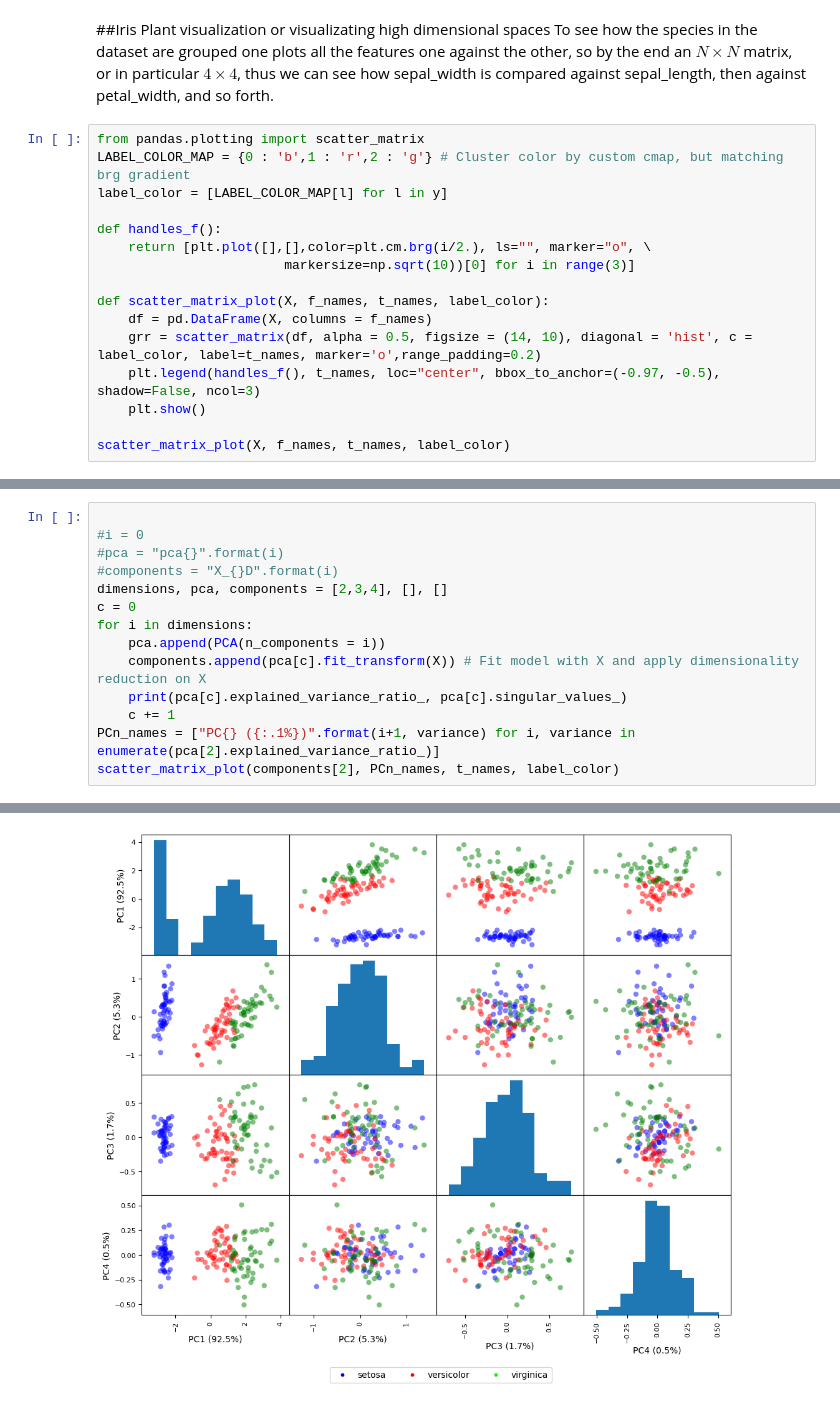
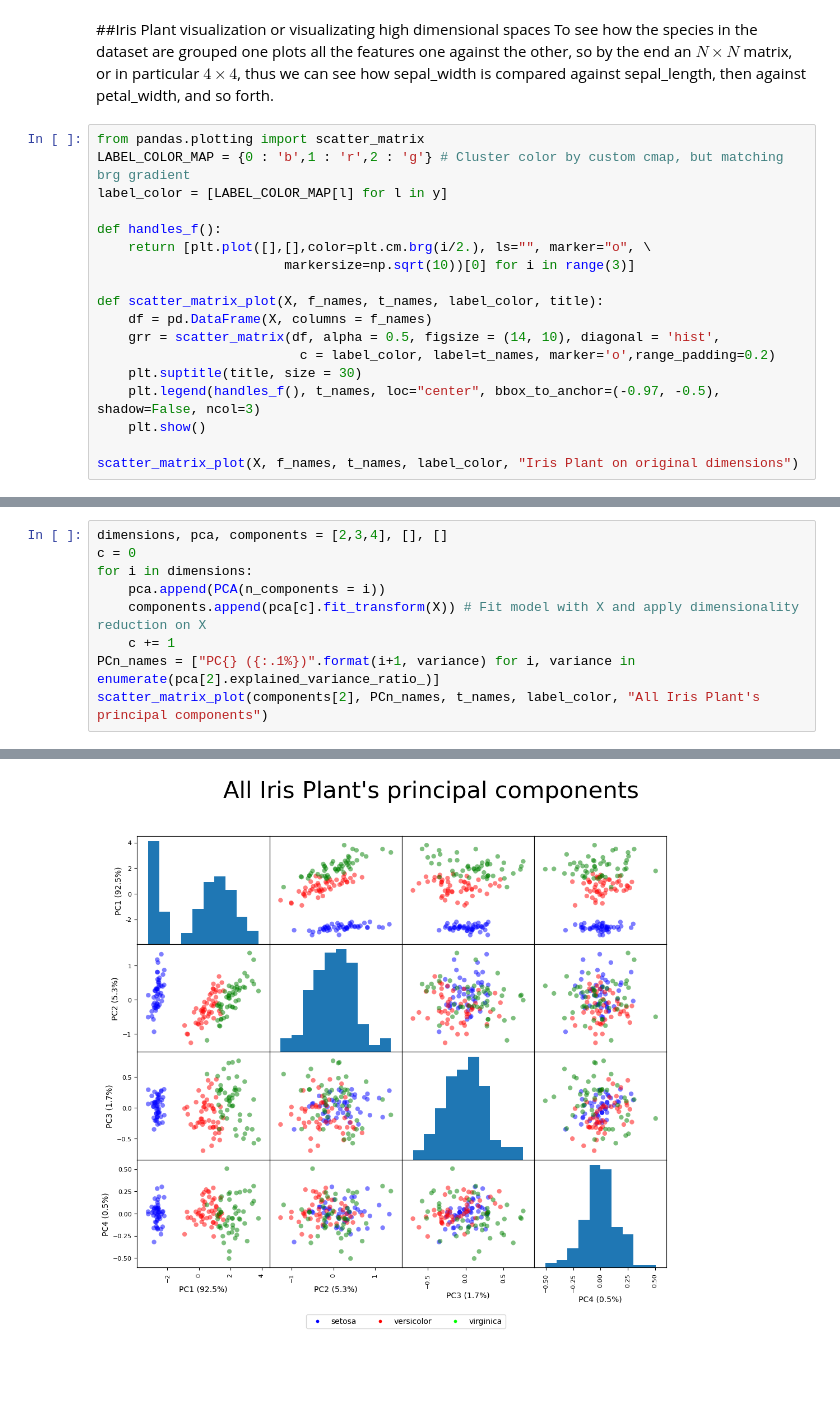
Before and after one commit to delatorrena2016/MachineLearningCourseUG, a Jupyter notebook: UNSUPERVISED LEARNING/02. PCA/Prac2IRISPLANT.ipynb, the cells around one changed output, grey strips where cells are left out. Cells and saved outputs as stored; diff of their text form; blank space fills up the shorter version.

```diff
--- a/UNSUPERVISED LEARNING/02. PCA/Prac2IRISPLANT.ipynb
+++ b/UNSUPERVISED LEARNING/02. PCA/Prac2IRISPLANT.ipynb
@@ -46,11 +48,13 @@ def handles_f():
     return [plt.plot([],[],color=plt.cm.brg(i/2.), ls="", marker="o", \
                         markersize=np.sqrt(10))[0] for i in range(3)]
 
-def scatter_matrix_plot(X, f_names, t_names, label_color):
+def scatter_matrix_plot(X, f_names, t_names, label_color, title):
     df = pd.DataFrame(X, columns = f_names)
-    grr = scatter_matrix(df, alpha = 0.5, figsize = (14, 10), diagonal = 'hist', c = label_color, label=t_names, marker='o',range_padding=0.2)
+    grr = scatter_matrix(df, alpha = 0.5, figsize = (14, 10), diagonal = 'hist',
+                          c = label_color, label=t_names, marker='o',range_padding=0.2)
+    plt.suptitle(title, size = 30)
     plt.legend(handles_f(), t_names, loc="center", bbox_to_anchor=(-0.97, -0.5), shadow=False, ncol=3)
     plt.show()
 
-scatter_matrix_plot(X, f_names, t_names, label_color)
+scatter_matrix_plot(X, f_names, t_names, label_color, "Iris Plant on original dimensions")
 # %% [output]
@@ -65,15 +72,10 @@ Linear dimensionality reduction to project data to a lower dimensional space.
 # %%
-
-#i = 0
-#pca = "pca{}".format(i)
-#components = "X_{}D".format(i)
 dimensions, pca, components = [2,3,4], [], []
 c = 0
 for i in dimensions:
     pca.append(PCA(n_components = i))
     components.append(pca[c].fit_transform(X)) # Fit model with X and apply dimensionality reduction on X
-    print(pca[c].explained_variance_ratio_, pca[c].singular_values_)
     c += 1
 PCn_names = ["PC{} ({:.1%})".format(i+1, variance) for i, variance in enumerate(pca[2].explained_variance_ratio_)]
-scatter_matrix_plot(components[2], PCn_names, t_names, label_color)
+scatter_matrix_plot(components[2], PCn_names, t_names, label_color, "All Iris Plant's principal components")
 # %% [output]
@@ -83 +82 @@ scatter_matrix_plot(components[2], PCn_names, t_names, label_color)
-[figure, old version]
+[figure, new version]
```
Also changed, not shown: parts of 14 cells of this notebook.
